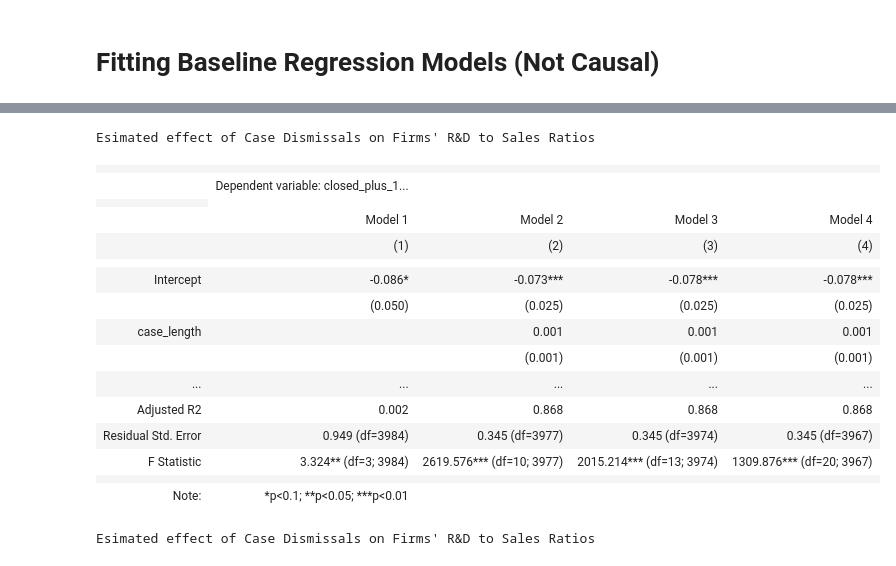
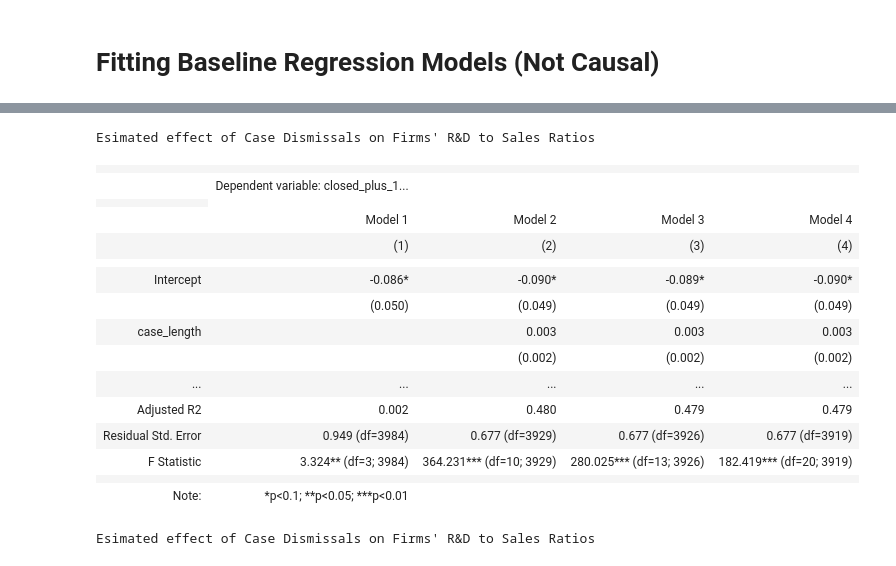
Before and after one commit to Sai0472003/PatentLitigation_Impact, a Jupyter notebook: Causal_Inference.ipynb, the cells around one changed output, grey strips where cells are left out. Cells and saved outputs as stored; diff of their text form; code cells hidden in the pictures.

```diff
--- a/Causal_Inference.ipynb
+++ b/Causal_Inference.ipynb
@@ -310,6 +310,10 @@ rnd = rnd.drop(columns=['NOS'])
 #ensuring the column for Office includes the district under which the case is filed
 npm['OFFICE'] = npm['DISTRICT'].astype(str) + '.' + npm['OFFICE'].astype(str)
 rnd['OFFICE'] = rnd['DISTRICT'].astype(str) + '.' + rnd['OFFICE'].astype(str)
+
+#creating measure of past performance
+npm['past_performance'] = (npm['filed_minus_4_npm'] + npm['filed_minus_3_npm'] + npm['filed_minus_2_npm'] + npm['filed_minus_1_npm'])/4
+rnd['past_performance'] = (rnd['filed_minus_4_rd_sale'] + rnd['filed_minus_3_rd_sale'] + rnd['filed_minus_2_rd_sale'] + rnd['filed_minus_1_rd_sale'])/4
 # %%
 rnd.head()
 # %% [output]
@@ -349,45 +349,45 @@ Successfully installed stargazer-0.0.7
 model_1 = smf.ols('closed_plus_1_npm ~ disp_dismissed*defendant ', data=npm).fit()
 
 #adds covariates
-model_2 = smf.ols('closed_plus_1_npm ~ disp_dismissed*defendant + filed_minus_1_npm + case_length + info_tech + health_care + industrials + materials + consumer_discretionary', data=npm).fit()
+model_2 = smf.ols('closed_plus_1_npm ~ disp_dismissed*defendant + past_performance + case_length + info_tech + health_care + industrials + materials + consumer_discretionary', data=npm).fit()
 
 #adds more types of dsimissals and interactions between them
-model_3 = smf.ols('closed_plus_1_npm ~ disp_dismissed*defendant + disp_dismissed:dismissed_settlement + disp_dismissed:dismissed_voluntary + disp_dismissed:disp_before_issue_joined + filed_minus_1_npm + case_length + info_tech + health_care + industrials + materials + consumer_discretionary', data=npm).fit()
+model_3 = smf.ols('closed_plus_1_npm ~ disp_dismissed*defendant + disp_dismissed:dismissed_settlement + disp_dismissed:dismissed_voluntary + disp_dismissed:disp_before_issue_joined + past_performance + case_length + info_tech + health_care + industrials + materials + consumer_discretionary', data=npm).fit()
 
 #plaintiff-defendant heterogeniety between different types of dissmissals
-model_4 = smf.ols('closed_plus_1_npm ~ disp_dismissed*defendant + disp_dismissed:dismissed_settlement*defendant + disp_dismissed:dismissed_voluntary*defendant + disp_dismissed:disp_before_issue_joined*defendant + disp_dismissed:disp_before_issue_joined:dismissed_settlement + disp_dismissed:disp_before_issue_joined:dismissed_settlement:defendant + disp_dismissed:disp_before_issue_joined:dismissed_voluntary + disp_dismissed:disp_before_issue_joined:dismissed_voluntary*defendant + filed_minus_1_npm + case_length + info_tech + health_care + industrials + materials + consumer_discretionary', data=npm).fit()
+model_4 = smf.ols('closed_plus_1_npm ~ disp_dismissed*defendant + disp_dismissed:dismissed_settlement*defendant + disp_dismissed:dismissed_voluntary*defendant + disp_dismissed:disp_before_issue_joined*defendant + disp_dismissed:disp_before_issue_joined:dismissed_settlement + disp_dismissed:disp_before_issue_joined:dismissed_settlement:defendant + disp_dismissed:disp_before_issue_joined:dismissed_voluntary + disp_dismissed:disp_before_issue_joined:dismissed_voluntary*defendant + past_performance + case_length + info_tech + health_care + industrials + materials + consumer_discretionary', data=npm).fit()
 
 #creating stargazer object
 stargazer = Stargazer([model_1, model_2, model_3, model_4])
 
 # Custom column names
 stargazer.custom_columns(["Model 1", 'Model 2', 'Model 3', 'Model 4'], [1, 1, 1, 1])
 
 
 #stargazer.covariate_order([])
 
 #stargazer.rename_covariates({})
 
 stargazer.title("Esimated effect of Case Dismissals on Firms' R&D to Sales Ratios")
 
 # Display in Jupyter Notebook
 display(HTML(stargazer.render_html()))
 # %% [output]
 Esimated effect of Case Dismissals on Firms' R&D to Sales Ratios
 |  |  |  |  |  |
 |  | Dependent variable: closed_plus_1... |  |  |  |
 |  |
 |  | Model 1 | Model 2 | Model 3 | Model 4 |
 |  | (1) | (2) | (3) | (4) |
 |  |  |  |  |  |
-| Intercept | -0.086* | -0.073*** | -0.078*** | -0.078*** |
-|  | (0.050) | (0.025) | (0.025) | (0.025) |
-| case_length |  | 0.001 | 0.001 | 0.001 |
-|  |  | (0.001) | (0.001) | (0.001) |
+| Intercept | -0.086* | -0.090* | -0.089* | -0.090* |
+|  | (0.050) | (0.049) | (0.049) | (0.049) |
+| case_length |  | 0.003 | 0.003 | 0.003 |
+|  |  | (0.002) | (0.002) | (0.002) |
 | ... | ... | ... | ... | ... |
-| Adjusted R2 | 0.002 | 0.868 | 0.868 | 0.868 |
-| Residual Std. Error | 0.949 (df=3984) | 0.345 (df=3977) | 0.345 (df=3974) | 0.345 (df=3967) |
-| F Statistic | 3.324** (df=3; 3984) | 2619.576*** (df=10; 3977) | 2015.214*** (df=13; 3974) | 1309.876*** (df=20; 3967) |
+| Adjusted R2 | 0.002 | 0.480 | 0.479 | 0.479 |
+| Residual Std. Error | 0.949 (df=3984) | 0.677 (df=3929) | 0.677 (df=3926) | 0.677 (df=3919) |
+| F Statistic | 3.324** (df=3; 3984) | 364.231*** (df=10; 3929) | 280.025*** (df=13; 3926) | 182.419*** (df=20; 3919) |
 |  |  |  |  |  |
 | Note: | *p<0.1; **p<0.05; ***p<0.01 |  |  |  |
 # %%
```
Also changed, not shown: parts of 3 cells of this notebook.
